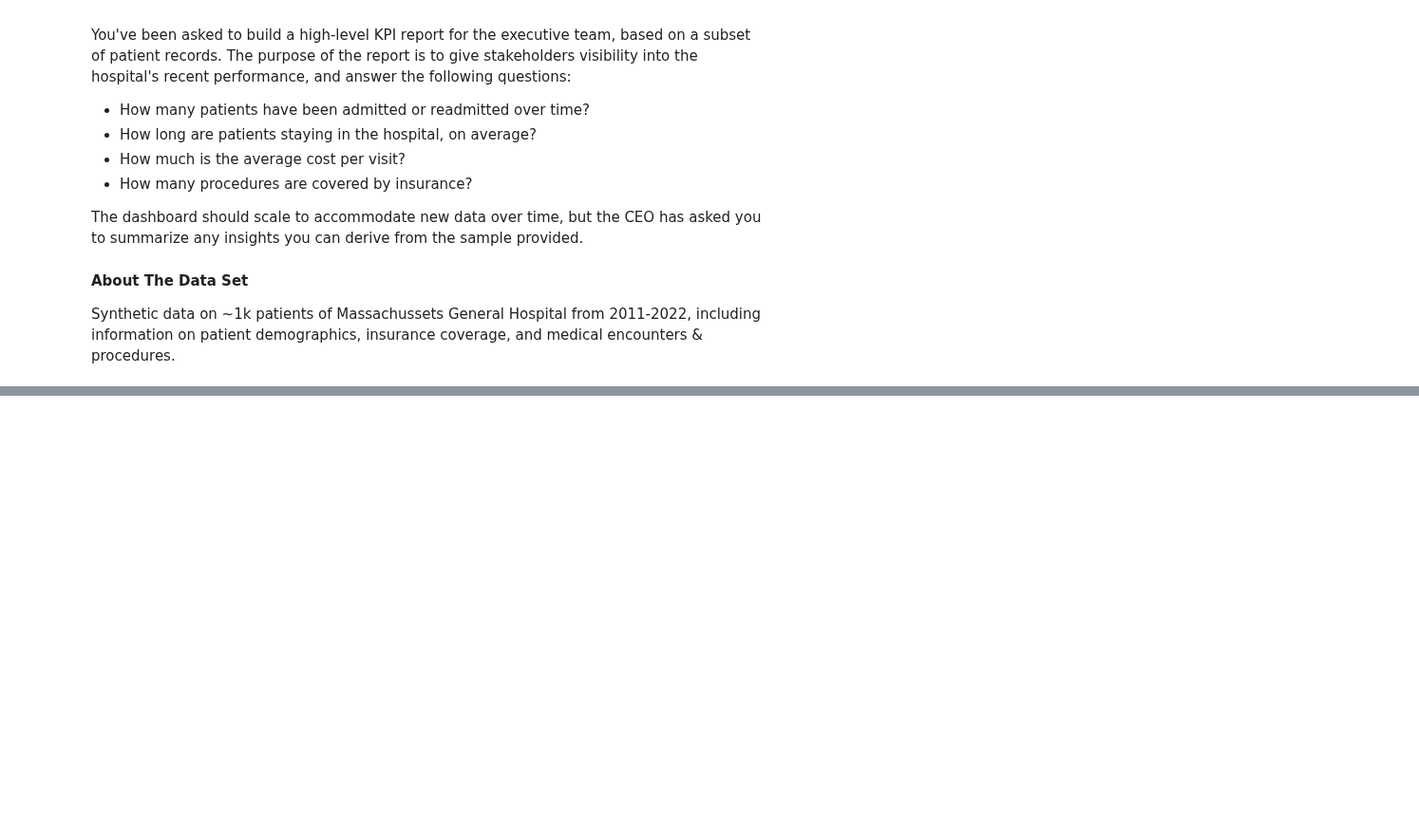
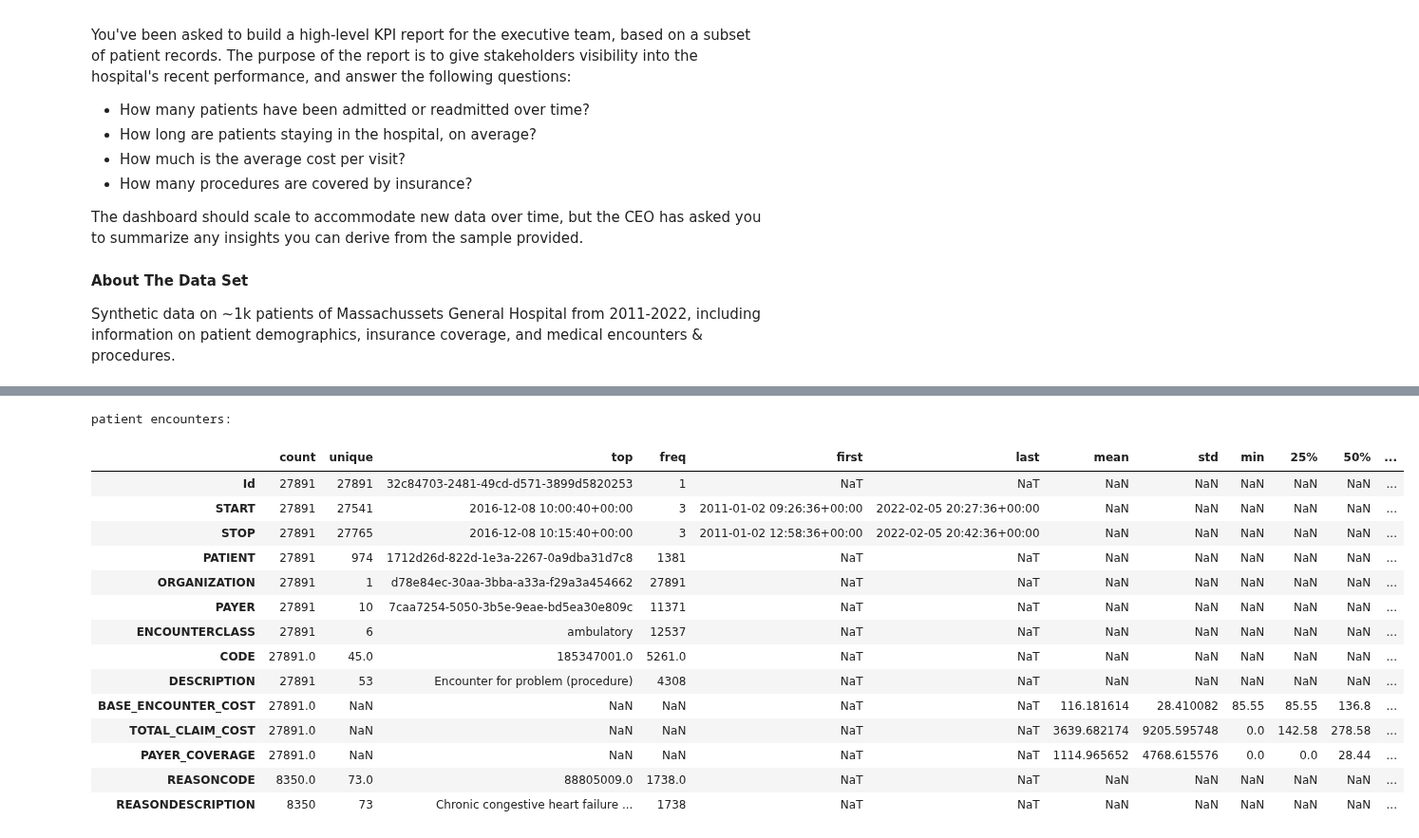
Before and after one commit to Akshay-Paunikar/Maven_Analytics_Challenges, a Jupyter notebook: Hospital_Patient_Records_Challenge/Maven_Hospital_Challenge.ipynb, the cells around one changed output, grey strips where cells are left out. Shown at 95% size. Drawn from its saved outputs; the diff is of its cells as text; code cells hidden in the pictures; blank space fills up the shorter version.

Commit message:
Maven Hospital Challenge - datatypes corrected and initial analysis done

```diff
--- a/Hospital_Patient_Records_Challenge/Maven_Hospital_Challenge.ipynb
+++ b/Hospital_Patient_Records_Challenge/Maven_Hospital_Challenge.ipynb
@@ -26,6 +29,6 @@ import seaborn as sns
 # %%
 # Let's import all the datasets required for this task
-patient_encounter = pd.read_csv("encounters.csv")
+patient_encounters = pd.read_csv("encounters.csv")
 hospital_details = pd.read_csv("organizations.csv")
 patient_demographic = pd.read_csv("patients.csv")
 insurance_payer = pd.read_csv("payers.csv")
@@ -32,0 +186,49 @@ operating_procedures = pd.read_csv("procedures.csv")
+# %%
+# first we will convert some columns to proper datatypes
+# patient_encounters
+patient_encounters["START"] = pd.to_datetime(patient_encounters["START"], format='%Y-%m-%d %H:%M:%S')
+patient_encounters["STOP"] = pd.to_datetime(patient_encounters["STOP"], format='%Y-%m-%d %H:%M:%S')
+patient_encounters["CODE"] = patient_encounters["CODE"].astype("object")
+patient_encounters["REASONCODE"] = patient_encounters["REASONCODE"].astype("object")
+
+# hospital_details
+hospital_details["ZIP"] = hospital_details["ZIP"].astype("object")
+hospital_details["LAT"] = hospital_details["LAT"].astype("object")
+hospital_details["LON"] = hospital_details["LON"].astype("object")
+
+# patient_demographic
+patient_demographic["BIRTHDATE"] = pd.to_datetime(patient_demographic["BIRTHDATE"], format='%Y-%m-%d')
+patient_demographic["DEATHDATE"] = pd.to_datetime(patient_demographic["DEATHDATE"], format='%Y-%m-%d')
+patient_demographic["ZIP"] = patient_demographic["ZIP"].astype("object")
+patient_demographic["LAT"] = patient_demographic["LAT"].astype("object")
+patient_demographic["LON"] = patient_demographic["LON"].astype("object")
+
+# insurance_payer
+insurance_payer["ZIP"] = insurance_payer["ZIP"].astype("object")
+
+# operating_procedures
+operating_procedures["START"] = pd.to_datetime(operating_procedures["START"], format='%Y-%m-%d %H:%M:%S')
+operating_procedures["STOP"] = pd.to_datetime(operating_procedures["STOP"], format='%Y-%m-%d %H:%M:%S')
+operating_procedures["CODE"] = operating_procedures["CODE"].astype("object")
+operating_procedures["REASONCODE"] = operating_procedures["REASONCODE"].astype("object")
+# %%
+# Descriptive Statistics
+print("patient encounters:")
+patient_encounters.describe(include="all").T
+# %% [output]
+patient encounters:
+|  | count | unique | top | freq | first | last | mean | std | min | 25% | 50% | ... |
+| Id | 27891 | 27891 | 32c84703-2481-49cd-d571-3899d5820253 | 1 | NaT | NaT | NaN | NaN | NaN | NaN | NaN | ... |
+| START | 27891 | 27541 | 2016-12-08 10:00:40+00:00 | 3 | 2011-01-02 09:26:36+00:00 | 2022-02-05 20:27:36+00:00 | NaN | NaN | NaN | NaN | NaN | ... |
+| STOP | 27891 | 27765 | 2016-12-08 10:15:40+00:00 | 3 | 2011-01-02 12:58:36+00:00 | 2022-02-05 20:42:36+00:00 | NaN | NaN | NaN | NaN | NaN | ... |
+| PATIENT | 27891 | 974 | 1712d26d-822d-1e3a-2267-0a9dba31d7c8 | 1381 | NaT | NaT | NaN | NaN | NaN | NaN | NaN | ... |
+| ORGANIZATION | 27891 | 1 | d78e84ec-30aa-3bba-a33a-f29a3a454662 | 27891 | NaT | NaT | NaN | NaN | NaN | NaN | NaN | ... |
+| PAYER | 27891 | 10 | 7caa7254-5050-3b5e-9eae-bd5ea30e809c | 11371 | NaT | NaT | NaN | NaN | NaN | NaN | NaN | ... |
+| ENCOUNTERCLASS | 27891 | 6 | ambulatory | 12537 | NaT | NaT | NaN | NaN | NaN | NaN | NaN | ... |
+| CODE | 27891.0 | 45.0 | 185347001.0 | 5261.0 | NaT | NaT | NaN | NaN | NaN | NaN | NaN | ... |
+| DESCRIPTION | 27891 | 53 | Encounter for problem (procedure) | 4308 | NaT | NaT | NaN | NaN | NaN | NaN | NaN | ... |
+| BASE_ENCOUNTER_COST | 27891.0 | NaN | NaN | NaN | NaT | NaT | 116.181614 | 28.410082 | 85.55 | 85.55 | 136.8 | ... |
+| TOTAL_CLAIM_COST | 27891.0 | NaN | NaN | NaN | NaT | NaT | 3639.682174 | 9205.595748 | 0.0 | 142.58 | 278.58 | ... |
+| PAYER_COVERAGE | 27891.0 | NaN | NaN | NaN | NaT | NaT | 1114.965652 | 4768.615576 | 0.0 | 0.0 | 28.44 | ... |
+| REASONCODE | 8350.0 | 73.0 | 88805009.0 | 1738.0 | NaT | NaT | NaN | NaN | NaN | NaN | NaN | ... |
+| REASONDESCRIPTION | 8350 | 73 | Chronic congestive heart failure ... | 1738 | NaT | NaT | NaN | NaN | NaN | NaN | NaN | ... |
```
Also changed, not shown: parts of 19 cells of this notebook.
